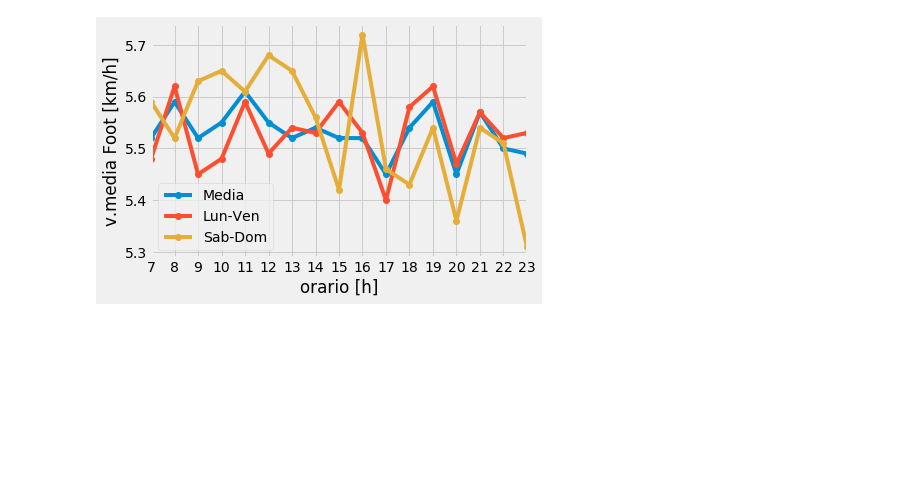
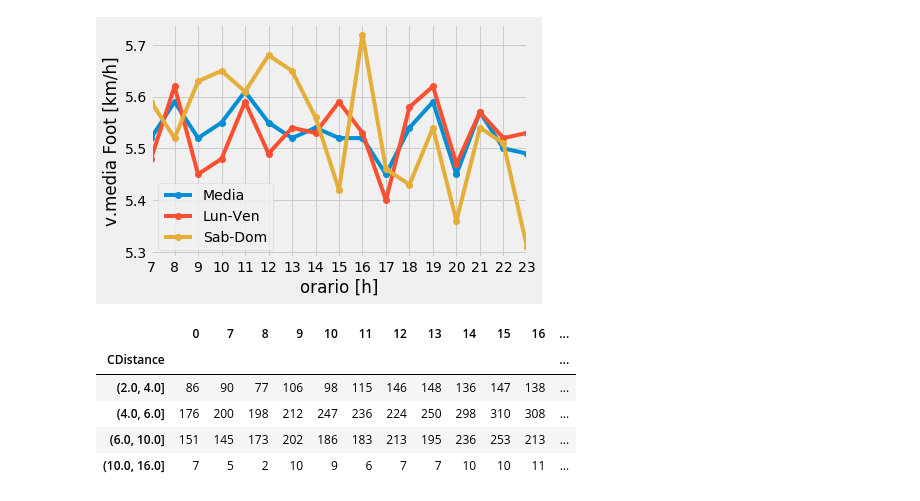
Before and after one commit to mmastrapasqua7/kowalskianalysis, a Jupyter notebook: jupyter/2_Variazione_Velocita_Media_Mezzo.ipynb, the cells around one changed output. Saved outputs shown, nothing was run; the diff lists cells and outputs as text; code cells hidden in the pictures; blank space fills up the shorter version.

```diff
--- a/jupyter/2_Variazione_Velocita_Media_Mezzo.ipynb
+++ b/jupyter/2_Variazione_Velocita_Media_Mezzo.ipynb
@@ -81,3 +81,17 @@ vmedia_week_plot(tragitti[pre_lock_cond & distance_cond & bike_cond], 'Bike')
 vmedia_week_plot(tragitti[pre_lock_cond & distance_cond & foot_cond], 'Foot')
 # %% [output]
 [figure]
+# %%
+tragitti = tragitti[pre_lock_cond & distance_cond]
+p = pd.crosstab(
+    pd.cut(tragitti[distance_param], bins=[2., 4., 6., 10., 16.]),
+    columns=tragitti['Hour'],
+    colnames=[''])
+p
+# %% [output]
+|  | 0 | 7 | 8 | 9 | 10 | 11 | 12 | 13 | 14 | 15 | 16 | ... |
+| CDistance |  |  |  |  |  |  |  |  |  |  |  | ... |
+| (2.0, 4.0] | 86 | 90 | 77 | 106 | 98 | 115 | 146 | 148 | 136 | 147 | 138 | ... |
+| (4.0, 6.0] | 176 | 200 | 198 | 212 | 247 | 236 | 224 | 250 | 298 | 310 | 308 | ... |
+| (6.0, 10.0] | 151 | 145 | 173 | 202 | 186 | 183 | 213 | 195 | 236 | 253 | 213 | ... |
+| (10.0, 16.0] | 7 | 5 | 2 | 10 | 9 | 6 | 7 | 7 | 10 | 10 | 11 | ... |
```
Also changed, not shown: parts of 3 cells of this notebook.
